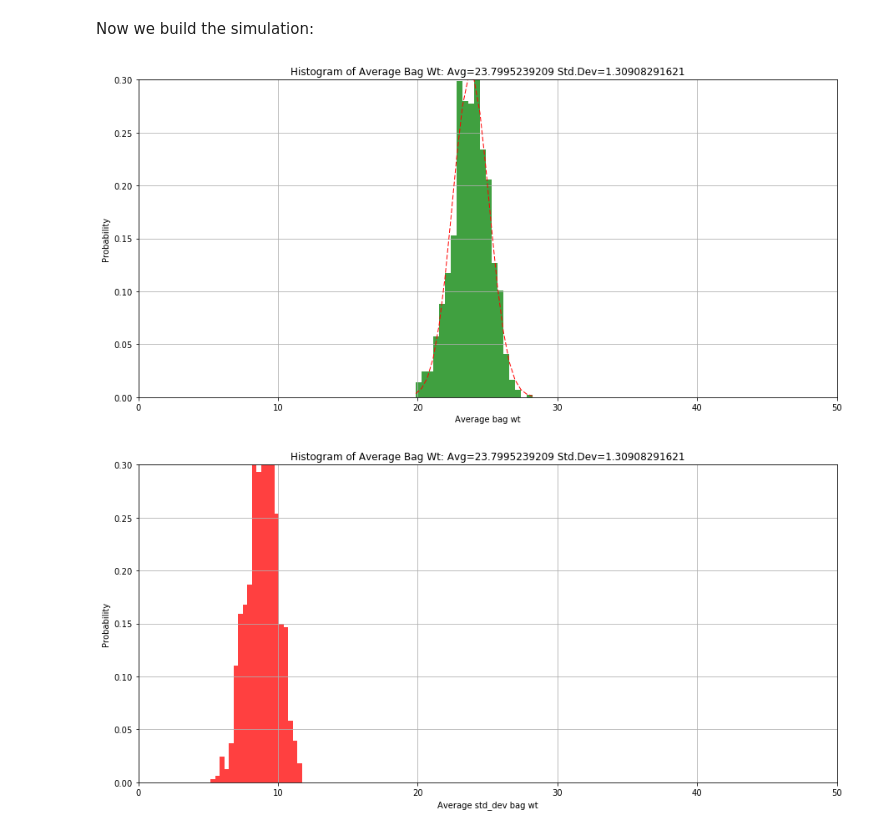
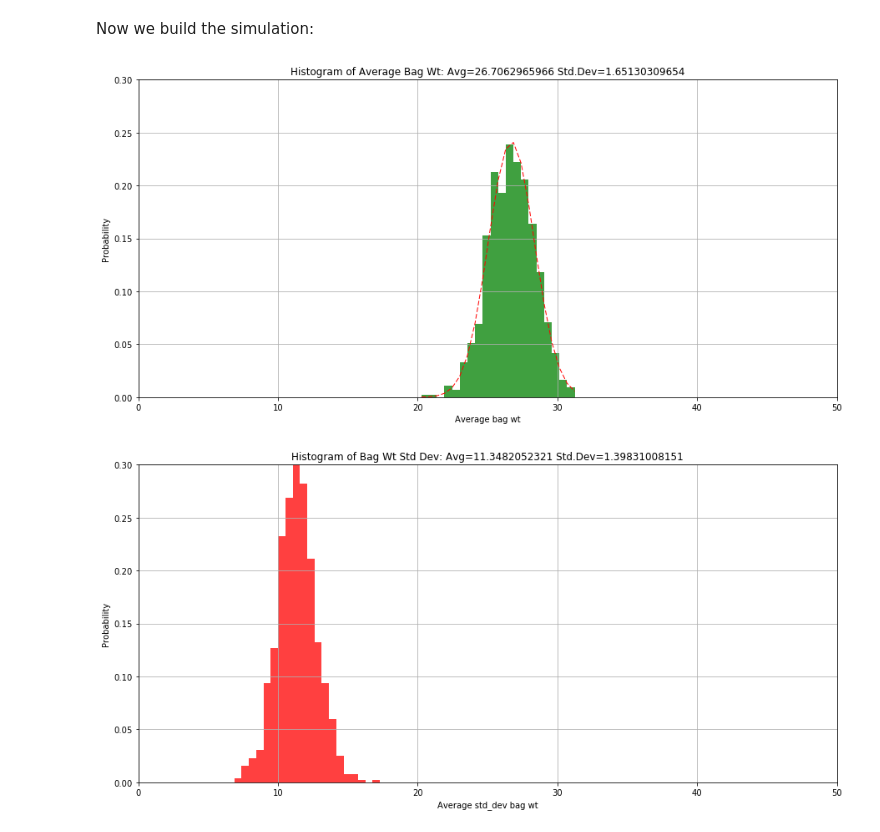
Before and after one commit to tyhawk625/wb_notebook, a Jupyter notebook: Notebook_v0.1.ipynb, the cells around one changed output. Drawn from its saved outputs; the diff is of its cells as text; code cells hidden in the pictures.

```diff
--- a/Notebook_v0.1.ipynb
+++ b/Notebook_v0.1.ipynb
@@ -36,7 +41,7 @@ Setting up the personal item distribution.  At this point we can choose most any
 pi_min_wt = 1.0
 pi_max_wt = 50.0
 pi_average = 8
-pi_std_dev = 1
+pi_std_dev = 4
 
 x = np.linspace(0, 50, 100)
 
@@ -52,12 +57,12 @@ plt.show()
 Setting up the carry-on distribution.  We'll continue with the normal distributions for now to be expanded later
 # %%
 co_average = 20
-co_std_dev = 4
+co_std_dev = 10
 co_min_wt = 1.0
 co_max_wt = 50.0
 
 #build the distributiton
-co_dist = stats.norm(co_average,co_std_dev)
+co_dist = stats.lognorm(0.5,co_average-8,co_std_dev)
 
 #setup the plot
 x = np.linspace(0, 50, 100)
@@ -76,9 +81,11 @@ Now we build the simulation:
 final_dist = np.zeros(num_sims)
 final_dist_std = np.zeros(num_sims)
 
+import random
+
 for i in range(len(final_dist)):
     #set bag number array
-    #num_passengers = randint(30,50)
+    #num_passengers = random.randint(30,50)
     bag_num_array = bag_num_dist.rvs(size=num_passengers)
     #set pi array
     pi_array = pi_dist.rvs(size=num_passengers)
@@ -104,33 +111,33 @@ std_dev = np.std(final_dist)
 
 avg_std = np.mean(final_dist_std)
 std_dev_std = np.std(final_dist_std)
 
 
 # the histogram of the data
 n, bins, patches = plt.hist(final_dist, 20, normed=1, facecolor='green', alpha=0.75)
 
 
 # add a 'best fit' line
 y = mlab.normpdf( bins, avg, std_dev)
 l = plt.plot(bins, y, 'r--', linewidth=1)
 
 plt.xlabel('Average bag wt')
 plt.ylabel('Probability')
 plt.title('Histogram of Average Bag Wt: Avg=%s Std.Dev=%s'%(avg,std_dev))
 plt.axis([0, 50, 0, 0.3])
 plt.grid(True)
 
 plt.show()
 
 n, bins, patches = plt.hist(final_dist_std, 20, normed=1, facecolor='red', alpha=0.75)
 
 plt.xlabel('Average std_dev bag wt')
 plt.ylabel('Probability')
-plt.title('Histogram of Average Bag Wt: Avg=%s Std.Dev=%s'%(avg,std_dev))
+plt.title('Histogram of Bag Wt Std Dev: Avg=%s Std.Dev=%s'%(avg_std,std_dev_std))
 plt.axis([0, 50, 0, 0.3])
 plt.grid(True)
 
 plt.show()
 # %% [output]
-[figure, old version]
+[figure, new version]
-[figure, old version]
+[figure, new version]
```
Also changed, not shown: parts of 3 cells of this notebook.
